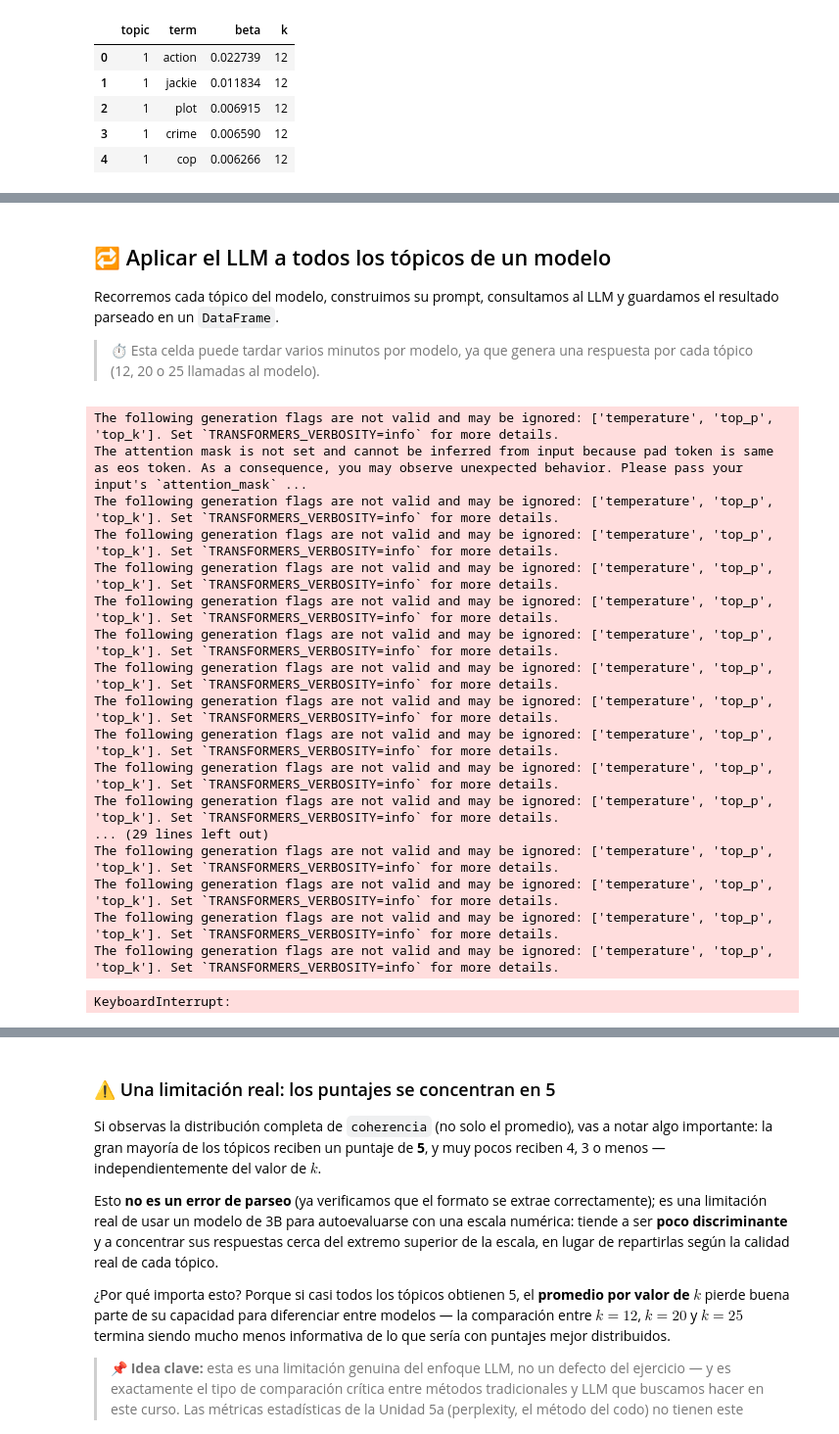
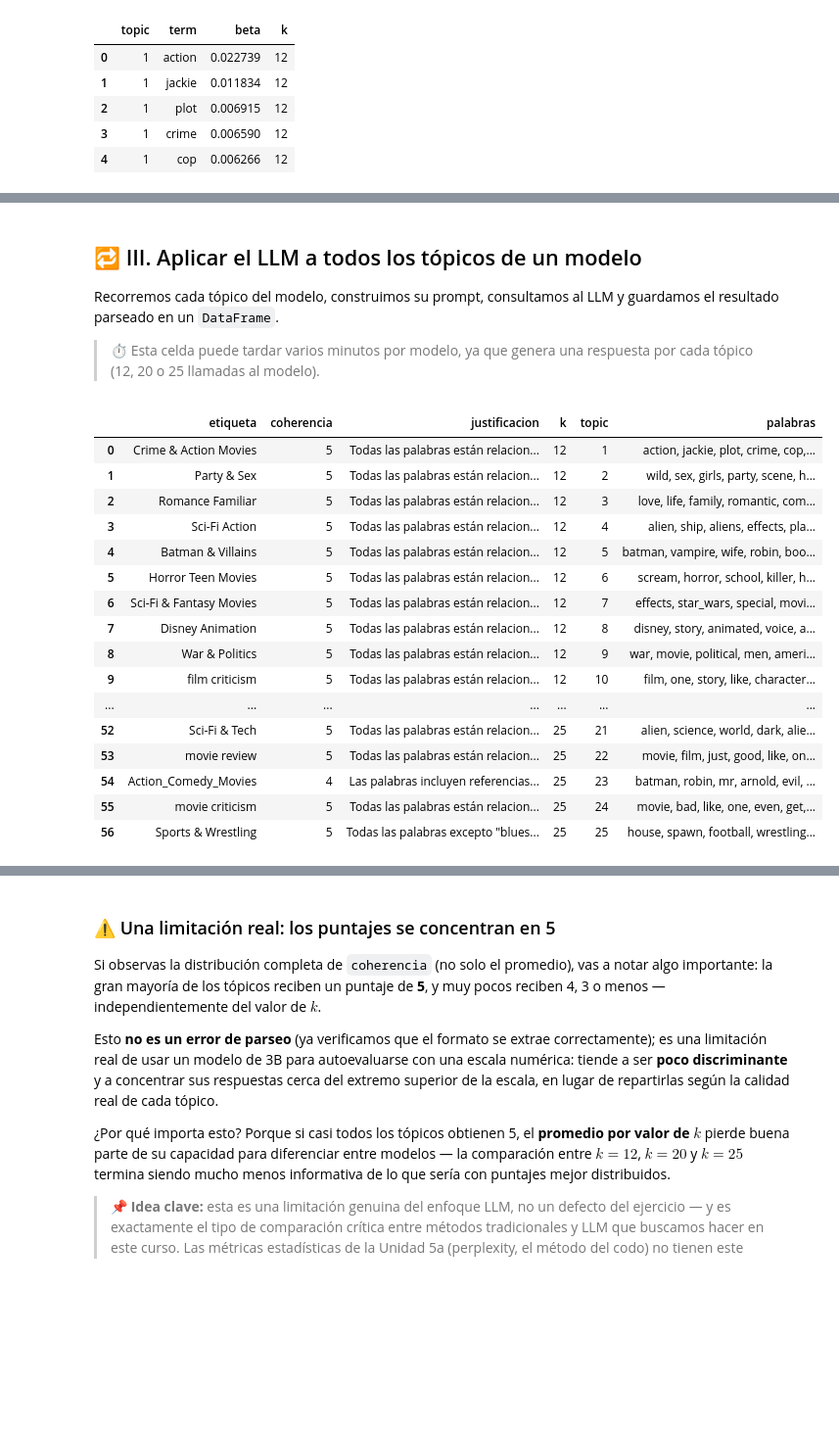
Before and after one commit to fdiaz1968/NLP, a Jupyter notebook: docs/clases/Unidad_5b_Consistencia_TM_LLM.ipynb, the cells around one changed output, grey strips where cells are left out. Shown at 98% size. Drawn from its saved outputs; the diff is of its cells as text; code cells hidden in the pictures; blank space fills up the shorter version.

```diff
--- a/docs/clases/Unidad_5b_Consistencia_TM_LLM.ipynb
+++ b/docs/clases/Unidad_5b_Consistencia_TM_LLM.ipynb
@@ -164,18 +222,18 @@ if im_end_id is not None and im_end_id != tokenizer.unk_token_id:
 def query_llm(prompt, max_new_tokens=80):
     """Envía un prompt al modelo usando su plantilla de chat y devuelve solo el texto generado."""
     messages = [{"role": "user", "content": prompt}]
-    input_ids = tokenizer.apply_chat_template(
-        messages, add_generation_prompt=True, return_tensors="pt"
+    inputs = tokenizer.apply_chat_template(
+        messages, add_generation_prompt=True, return_tensors="pt", return_dict=True
     ).to(model.device)
 
     output = model.generate(
-        input_ids,
+        **inputs,
         max_new_tokens=max_new_tokens,
         do_sample=False,
         eos_token_id=stop_token_ids,
         pad_token_id=tokenizer.pad_token_id,
     )
 
-    respuesta = tokenizer.decode(output[0][input_ids.shape[-1]:], skip_special_tokens=True)
+    respuesta = tokenizer.decode(output[0][inputs["input_ids"].shape[-1]:], skip_special_tokens=True)
     return respuesta.strip()
 # %% [markdown]
@@ -287,13 +387,16 @@ def parse_response(response):
         "justificacion": justificacion.group(1).strip() if justificacion else None,
     }
 # %% [markdown]
-## 🔁 Aplicar el LLM a todos los tópicos de un modelo
+## 🔁 III. Aplicar el LLM a todos los tópicos de un modelo
 
 Recorremos cada tópico del modelo, construimos su prompt, consultamos al LLM y guardamos el resultado parseado en un `DataFrame`.
 
 > ⏱️ Esta celda puede tardar varios minutos por modelo, ya que genera una respuesta por cada tópico (12, 20 o 25 llamadas al modelo).
 # %%
-def evaluate_model_topics(df, k, n_words=15):
+from tqdm.auto import tqdm
+
+
+def evaluate_model_topics(df, k, n_words=15, pbar=None):
     resultados = []
     for topic_id in sorted(df["topic"].unique()):
         palabras = get_topic_words(df, topic_id, n=n_words)
@@ -302,32 +405,51 @@ def evaluate_model_topics(df, k, n_words=15):
         parsed = parse_response(respuesta)
         parsed.update({"k": k, "topic": topic_id, "palabras": ", ".join(palabras)})
         resultados.append(parsed)
+        if pbar is not None:
+            pbar.update(1)
 
     return pd.DataFrame(resultados)
+# %%
+from IPython.display import HTML
+
+# Muestra la tabla completa (sin truncar filas) dentro de una ventana de
+# altura fija -- funciona igual en VS Code y en el sitio web, ya que el
+# scroll viene de un estilo inline, no de una hoja de estilos externa.
+# La altura por defecto (500px) deja ver ~20 filas antes de necesitar scroll.
+def show_table(df, height="500px"):
+    tabla_html = df.to_html()
+    return HTML(
+        f'<div style="max-height:{height}; overflow:auto; border:1px solid #ddd; padding:4px;">'
+        f'{tabla_html}</div>'
+    )
 # %%
-resultados_12 = evaluate_model_topics(topterms_12, k=12)
-resultados_20 = evaluate_model_topics(topterms_20, k=20)
-resultados_25 = evaluate_model_topics(topterms_25, k=25)
+total_topicos = (
+    topterms_12["topic"].nunique() + topterms_20["topic"].nunique() + topterms_25["topic"].nunique()
+)
+
+with tqdm(total=total_topicos, desc="Evaluando tópicos") as pbar:
+    resultados_12 = evaluate_model_topics(topterms_12, k=12, pbar=pbar)
+    resultados_20 = evaluate_model_topics(topterms_20, k=20, pbar=pbar)
+    resultados_25 = evaluate_model_topics(topterms_25, k=25, pbar=pbar)
 
 resultados_todos = pd.concat([resultados_12, resultados_20, resultados_25], ignore_index=True)
-resultados_todos
+show_table(resultados_todos)
 # %% [output]
-The following generation flags are not valid and may be ignored: ['temperature', 'top_p', 'top_k']. Set `TRANSFORMERS_VERBOSITY=info` for more details.
-The attention mask is not set and cannot be inferred from input because pad token is same as eos token. As a consequence, you may observe unexpected behavior. Please pass your input's `attention_mask` ...
-The following generation flags are not valid and may be ignored: ['temperature', 'top_p', 'top_k']. Set `TRANSFORMERS_VERBOSITY=info` for more details.
-The following generation flags are not valid and may be ignored: ['temperature', 'top_p', 'top_k']. Set `TRANSFORMERS_VERBOSITY=info` for more details.
-The following generation flags are not valid and may be ignored: ['temperature', 'top_p', 'top_k']. Set `TRANSFORMERS_VERBOSITY=info` for more details.
-The following generation flags are not valid and may be ignored: ['temperature', 'top_p', 'top_k']. Set `TRANSFORMERS_VERBOSITY=info` for more details.
-The following generation flags are not valid and may be ignored: ['temperature', 'top_p', 'top_k']. Set `TRANSFORMERS_VERBOSITY=info` for more details.
-The following generation flags are not valid and may be ignored: ['temperature', 'top_p', 'top_k']. Set `TRANSFORMERS_VERBOSITY=info` for more details.
-The following generation flags are not valid and may be ignored: ['temperature', 'top_p', 'top_k']. Set `TRANSFORMERS_VERBOSITY=info` for more details.
-The following generation flags are not valid and may be ignored: ['temperature', 'top_p', 'top_k']. Set `TRANSFORMERS_VERBOSITY=info` for more details.
-The following generation flags are not valid and may be ignored: ['temperature', 'top_p', 'top_k']. Set `TRANSFORMERS_VERBOSITY=info` for more details.
-The following generation flags are not valid and may be ignored: ['temperature', 'top_p', 'top_k']. Set `TRANSFORMERS_VERBOSITY=info` for more details.
-... (29 lines left out)
-The following generation flags are not valid and may be ignored: ['temperature', 'top_p', 'top_k']. Set `TRANSFORMERS_VERBOSITY=info` for more details.
-The following generation flags are not valid and may be ignored: ['temperature', 'top_p', 'top_k']. Set `TRANSFORMERS_VERBOSITY=info` for more details.
-The following generation flags are not valid and may be ignored: ['temperature', 'top_p', 'top_k']. Set `TRANSFORMERS_VERBOSITY=info` for more details.
-The following generation flags are not valid and may be ignored: ['temperature', 'top_p', 'top_k']. Set `TRANSFORMERS_VERBOSITY=info` for more details.
-KeyboardInterrupt:
+|  | etiqueta | coherencia | justificacion | k | topic | palabras |
+| 0 | Crime & Action Movies | 5 | Todas las palabras están relacion... | 12 | 1 | action, jackie, plot, crime, cop,... |
+| 1 | Party & Sex | 5 | Todas las palabras están relacion... | 12 | 2 | wild, sex, girls, party, scene, h... |
+| 2 | Romance Familiar | 5 | Todas las palabras están relacion... | 12 | 3 | love, life, family, romantic, com... |
+| 3 | Sci-Fi Action | 5 | Todas las palabras están relacion... | 12 | 4 | alien, ship, aliens, effects, pla... |
+| 4 | Batman & Villains | 5 | Todas las palabras están relacion... | 12 | 5 | batman, vampire, wife, robin, boo... |
+| 5 | Horror Teen Movies | 5 | Todas las palabras están relacion... | 12 | 6 | scream, horror, school, killer, h... |
+| 6 | Sci-Fi & Fantasy Movies | 5 | Todas las palabras están relacion... | 12 | 7 | effects, star_wars, special, movi... |
+| 7 | Disney Animation | 5 | Todas las palabras están relacion... | 12 | 8 | disney, story, animated, voice, a... |
+| 8 | War & Politics | 5 | Todas las palabras están relacion... | 12 | 9 | war, movie, political, men, ameri... |
+| 9 | film criticism | 5 | Todas las palabras están relacion... | 12 | 10 | film, one, story, like, character... |
+| ... | ... | ... | ... | ... | ... | ... |
+| 52 | Sci-Fi & Tech | 5 | Todas las palabras están relacion... | 25 | 21 | alien, science, world, dark, alie... |
+| 53 | movie review | 5 | Todas las palabras están relacion... | 25 | 22 | movie, film, just, good, like, on... |
+| 54 | Action_Comedy_Movies | 4 | Las palabras incluyen referencias... | 25 | 23 | batman, robin, mr, arnold, evil, ... |
+| 55 | movie criticism | 5 | Todas las palabras están relacion... | 25 | 24 | movie, bad, like, one, even, get,... |
+| 56 | Sports & Wrestling | 5 | Todas las palabras excepto "blues... | 25 | 25 | house, spawn, football, wrestling... |
 # %% [markdown]
```
Also changed, not shown: parts of 21 cells of this notebook, 1 other file.
